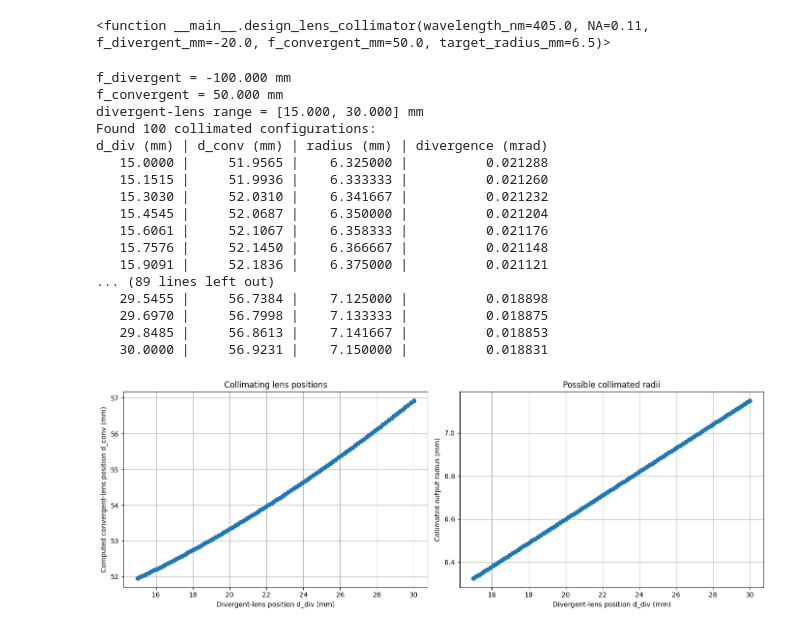
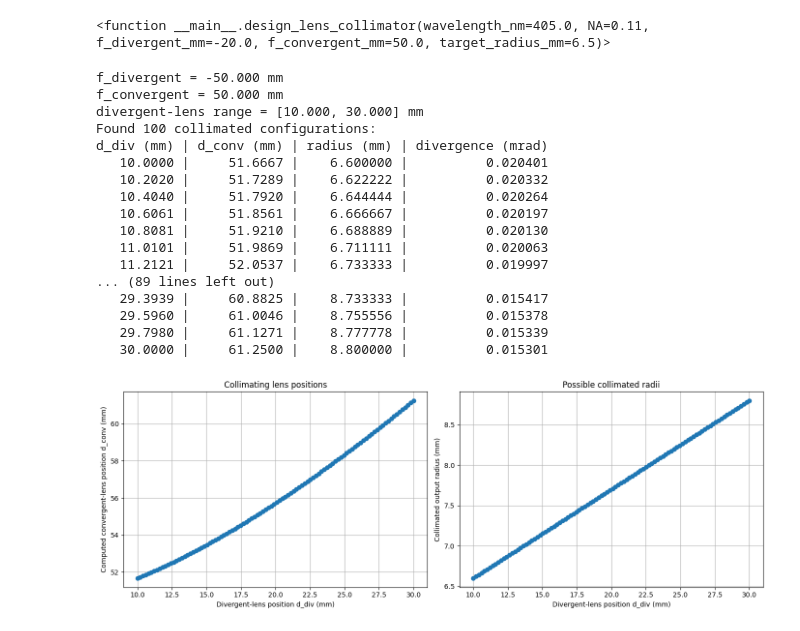
Before and after one commit to Eric-Vidal-hub/PhD_simulations, a Jupyter notebook: collimator.ipynb, the cells around one changed output. Saved outputs shown, nothing was run; the diff lists cells and outputs as text; code cells hidden in the pictures.

```diff
--- a/collimator.ipynb
+++ b/collimator.ipynb
@@ -365,29 +365,29 @@ def scan_collimated_beams(
 # %%
 collimated_beams = scan_collimated_beams(
     f_convergent_mm=50.0,
-    f_divergent_mm=-100.0,
-    divergent_min_mm=15.0,
+    f_divergent_mm=-50.0,
+    divergent_min_mm=10.0,
     divergent_max_mm=30.0,
 )
 # %% [output]
-f_divergent = -100.000 mm
+f_divergent = -50.000 mm
 f_convergent = 50.000 mm
-divergent-lens range = [15.000, 30.000] mm
+divergent-lens range = [10.000, 30.000] mm
 Found 100 collimated configurations:
 d_div (mm) | d_conv (mm) | radius (mm) | divergence (mrad)
-   15.0000 |     51.9565 |    6.325000 |          0.021288
-   15.1515 |     51.9936 |    6.333333 |          0.021260
-   15.3030 |     52.0310 |    6.341667 |          0.021232
-   15.4545 |     52.0687 |    6.350000 |          0.021204
-   15.6061 |     52.1067 |    6.358333 |          0.021176
-   15.7576 |     52.1450 |    6.366667 |          0.021148
-   15.9091 |     52.1836 |    6.375000 |          0.021121
+   10.0000 |     51.6667 |    6.600000 |          0.020401
+   10.2020 |     51.7289 |    6.622222 |          0.020332
+   10.4040 |     51.7920 |    6.644444 |          0.020264
+   10.6061 |     51.8561 |    6.666667 |          0.020197
+   10.8081 |     51.9210 |    6.688889 |          0.020130
+   11.0101 |     51.9869 |    6.711111 |          0.020063
+   11.2121 |     52.0537 |    6.733333 |          0.019997
 ... (89 lines left out)
-   29.5455 |     56.7384 |    7.125000 |          0.018898
-   29.6970 |     56.7998 |    7.133333 |          0.018875
-   29.8485 |     56.8613 |    7.141667 |          0.018853
-   30.0000 |     56.9231 |    7.150000 |          0.018831
+   29.3939 |     60.8825 |    8.733333 |          0.015417
+   29.5960 |     61.0046 |    8.755556 |          0.015378
+   29.7980 |     61.1271 |    8.777778 |          0.015339
+   30.0000 |     61.2500 |    8.800000 |          0.015301
-[figure, old version]
+[figure, new version]
 # %%
 def design_from_collimated_radii(
     collimated_radius_min_mm=6.325,
```
Also changed, not shown: parts of 3 cells of this notebook.
